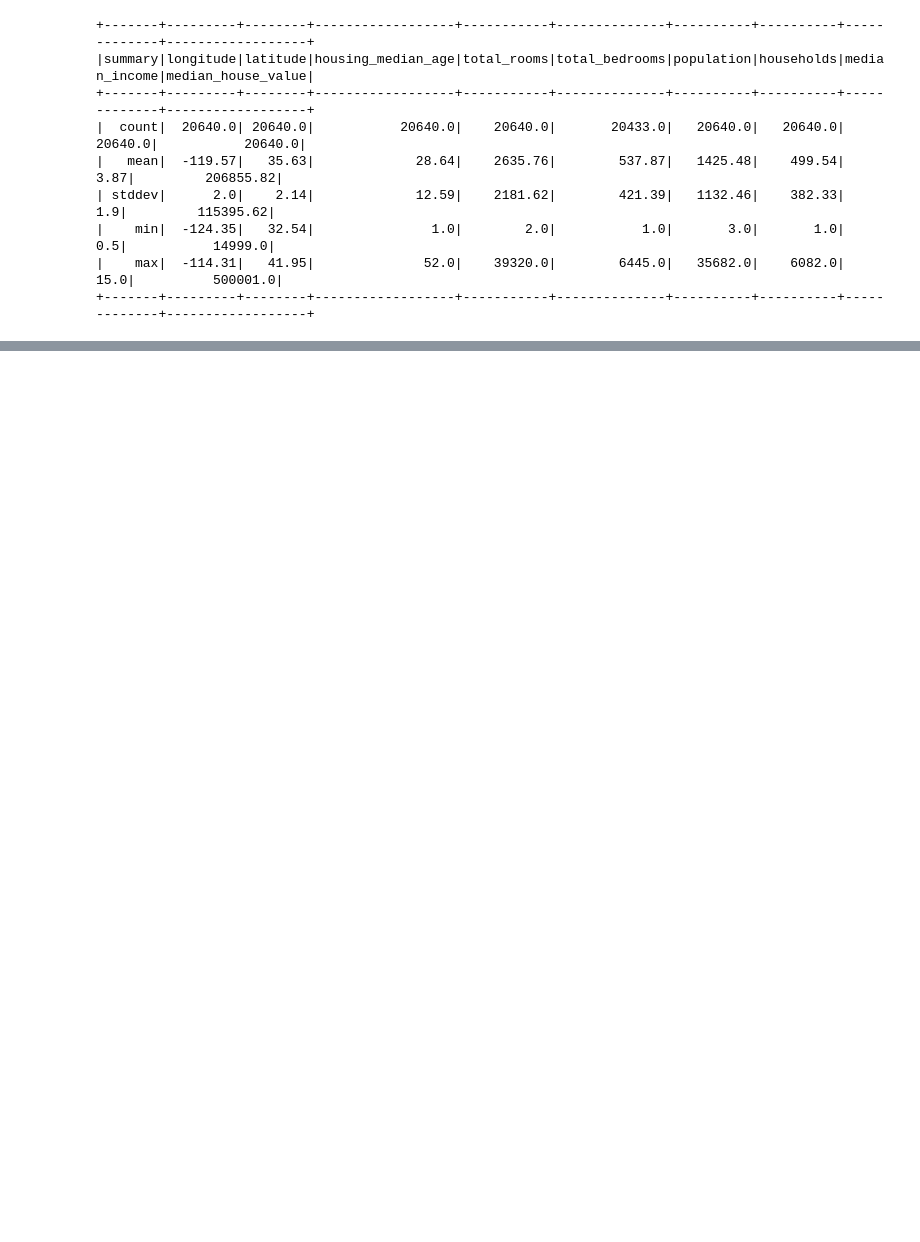
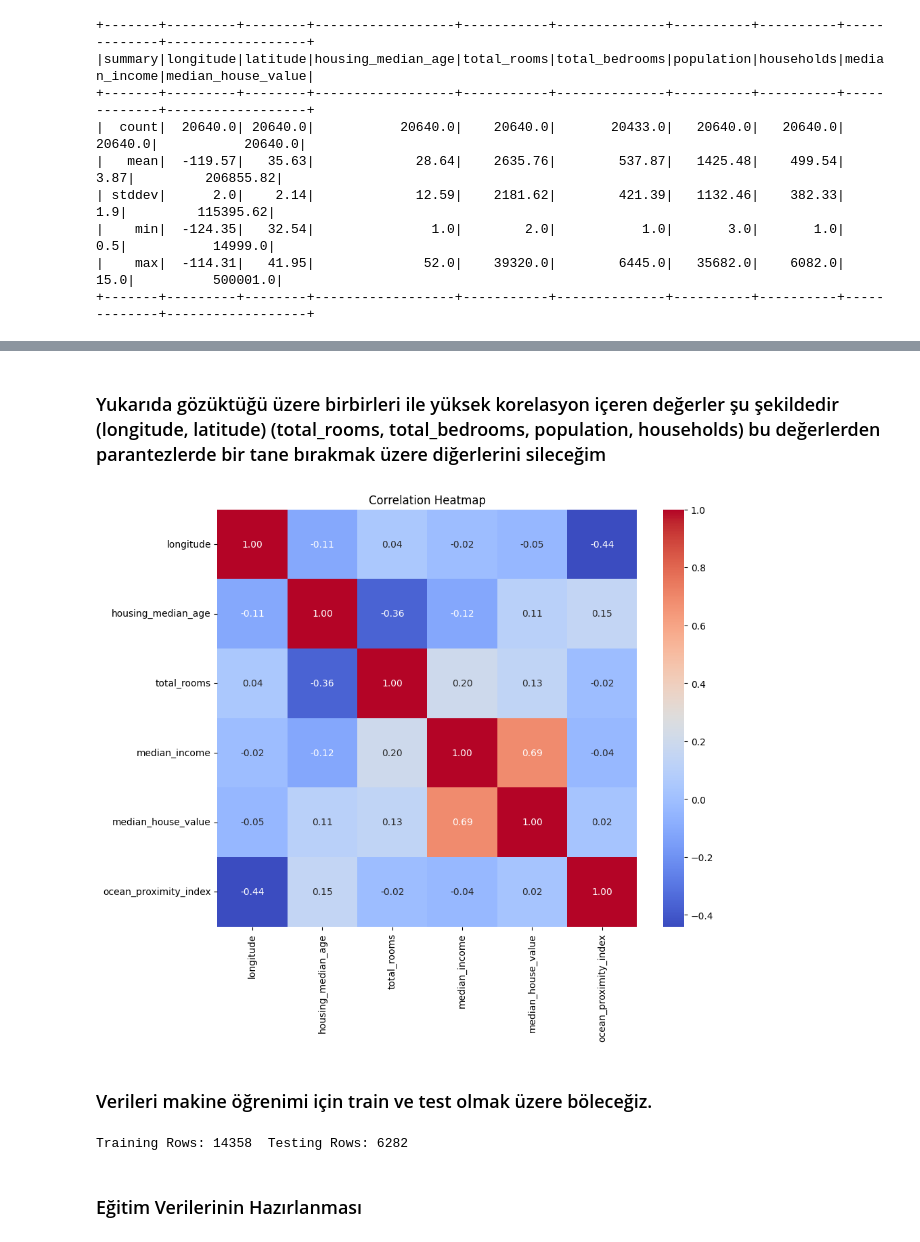
Before and after one commit to YusufDagdeviren/Pyspark-Predict-Housing-Value, a Jupyter notebook: Yusuf_Dagdeviren_Odev_4.ipynb, the cells around one changed output, grey strips where cells are left out. Saved outputs shown, nothing was run; the diff lists cells and outputs as text; code cells hidden in the pictures; blank space fills up the shorter version.

```diff
--- a/Yusuf_Dagdeviren_Odev_4.ipynb
+++ b/Yusuf_Dagdeviren_Odev_4.ipynb
@@ -72,0 +178,20 @@ ocean_prox.toPandas().plot.bar(x="ocean_proximity")
+# %% [markdown]
+### Yukarıda gözüktüğü üzere birbirleri ile yüksek korelasyon içeren değerler şu şekildedir (longitude, latitude) (total_rooms, total_bedrooms, population, households) bu değerlerden parantezlerde bir tane bırakmak üzere diğerlerini sileceğim
+# %%
+dropped_cols = ["latitude", "total_bedrooms", "population", "households"]
+csv = csv.drop(*dropped_cols) \
+# %%
+vectorAssembler = VectorAssembler(inputCols=csv.columns, outputCol="features")
+vector_df = vectorAssembler.transform(csv).select("features")
+
+matrix = Correlation.corr(vector_df, "features")
+correlation_matrix = matrix.collect()[0][0].toArray()
+
+plt.figure(figsize=(10, 8))
+sns.heatmap(correlation_matrix, annot=True, cmap='coolwarm', fmt=".2f", xticklabels=csv.columns, yticklabels=csv.columns)
+plt.title('Correlation Heatmap')
+plt.show()
+# %% [output]
+[figure, added]
+# %% [markdown]
+### Verileri makine öğrenimi için train ve test olmak üzere böleceğiz.
@@ -72,0 +206,6 @@ ocean_prox.toPandas().plot.bar(x="ocean_proximity")
+# %%
+print("Training Rows:", train_rows_count, " Testing Rows:", test_rows_count)
+# %% [output]
+Training Rows: 14358  Testing Rows: 6282
+# %% [markdown]
+### Eğitim Verilerinin Hazırlanması
```
Also changed, not shown: parts of 29 cells of this notebook.
